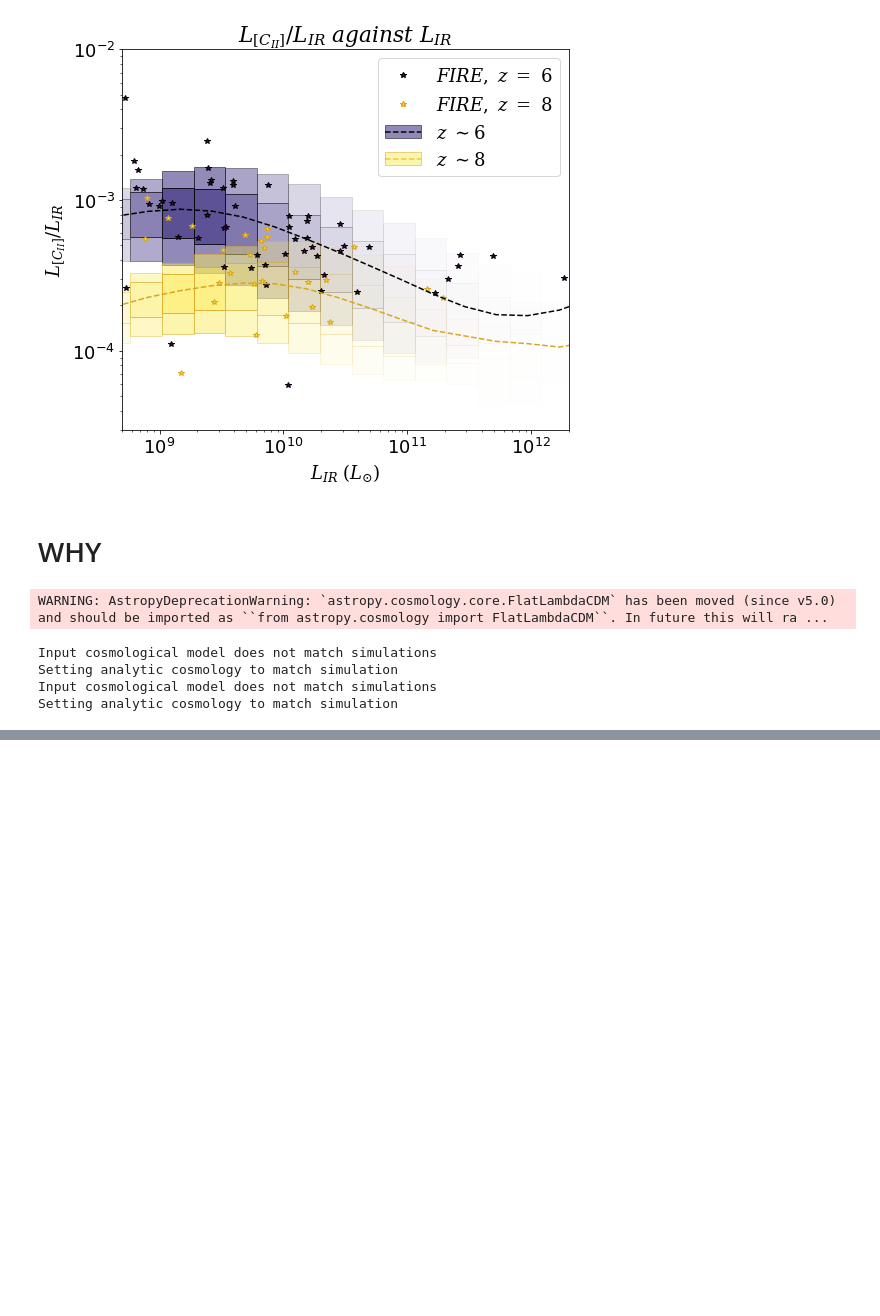
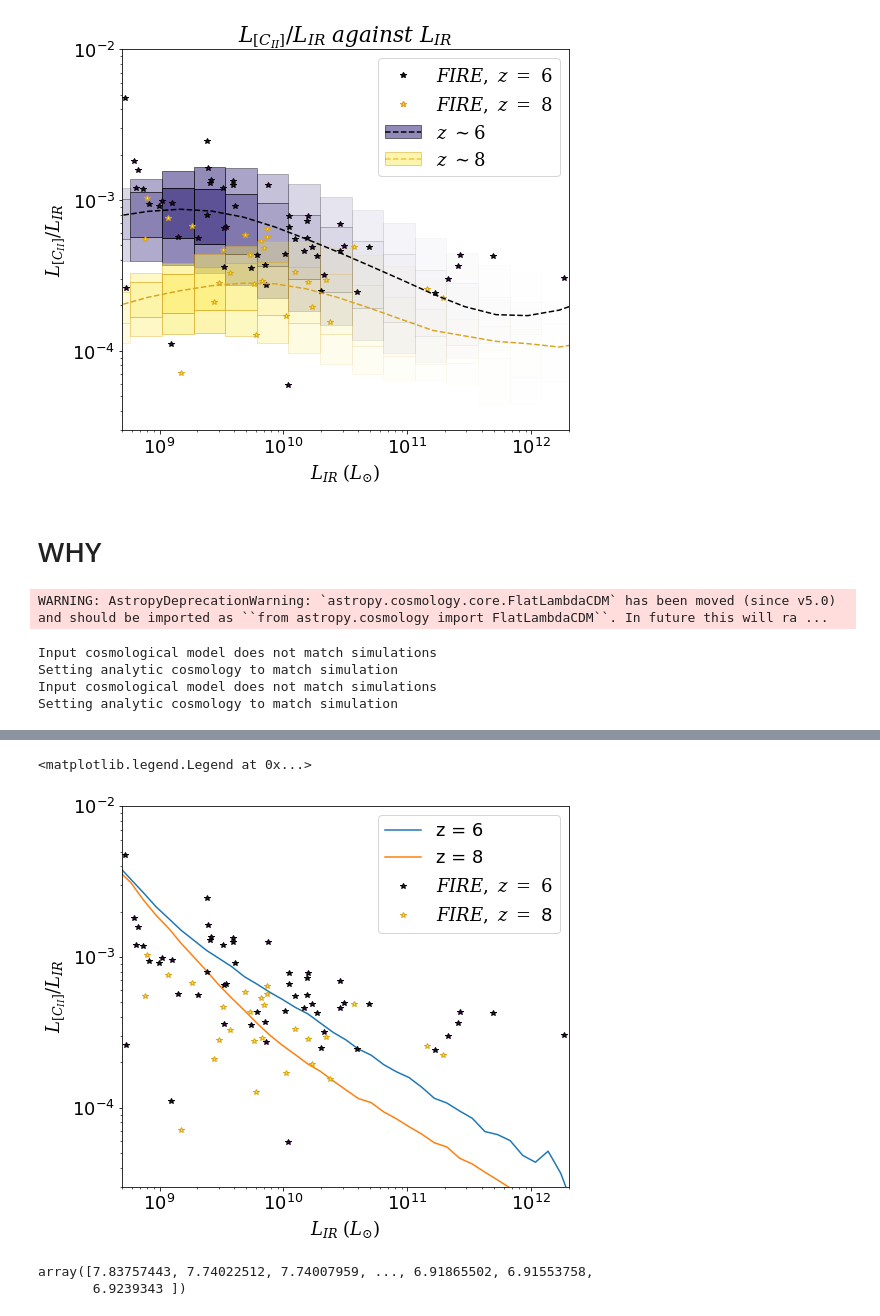
Before and after one commit to PatrickHorlaville/CITA_LIM, a Jupyter notebook: metallicity_clean.ipynb, the cells around one changed output, grey strips where cells are left out. Cells and saved outputs as stored; diff of their text form; code cells hidden in the pictures; blank space fills up the shorter version.

```diff
--- a/metallicity_clean.ipynb
+++ b/metallicity_clean.ipynb
@@ -382,0 +480,49 @@ def reg_ir(ir_bin, vnzn, halos_cii):
+# %%
+for i in range(len(ir_bin_center)):
+
+    ind[i] = (halo_IR[z6] >= ir_binning[i]) & (halo_IR[z6] <= ir_binning[i+1])
+
+    med[i] = np.median((halos_cii_v1/halo_IR)[z6][ind[i]])
+    mean[i] = np.mean((halos_cii_v1/halo_IR)[z6][ind[i]])
+# %%
+def irbin(halo_ir, halo_cii, ir_bin, zsel):
+
+    ir_center = (ir_bin[:-1] + ir_bin[1:]) / 2
+
+    spec_bin = [0 for i in range(len(ir_center))]
+    med = [0 for i in range(len(ir_center))]
+    mean = [0 for i in range(len(ir_center))]
+
+    for i in range(len(ir_bin_center)):
+
+        spec_bin[i] = (halo_IR[zsel] >= ir_binning[i]) & (halo_IR[zsel] <= ir_binning[i+1])
+
+        med[i] = np.median((halo_cii/halo_ir)[zsel][spec_bin[i]])
+
+    return ir_center, med
+# %%
+ir_bin_center, med = irbin(halo_IR, halos_cii_v1, ir_binning, z6)
+# %%
+ir_bin_center, med_z8 = irbin(halo_IR, halos_cii_v1_z8, ir_binning, z8)
+# %%
+plt.plot(ir_bin_center, med, label = 'z = 6')
+plt.plot(ir_bin_center, med_z8, label = 'z = 8')
+plt.plot(fire_ir_z6, (fire_cii_z6/fire_ir_z6), c = '#440154FF', marker = '*', markeredgecolor='k', label = r'$FIRE,\ z\ =\ 6$', linestyle = "None")
+plt.plot(fire_ir_z8, (fire_cii_z8/fire_ir_z8), c = '#FDE725FF', marker = '*', markeredgecolor='#DAA520', label = r'$FIRE,\ z\ =\ $8', linestyle = "None")
+
+
+plt.xscale('log')
+plt.yscale('log')
+plt.xlabel(r'$L_{IR}\ (L_{\odot})$')
+plt.ylabel(r'$L_{[C_{II}]}/L_{IR}$')
+plt.xlim([5*(10**8), 2*(10**12)])
+plt.ylim([3*(10**(-5)), (10**(-2))])
+plt.legend()
+# %% [output]
+<matplotlib.legend.Legend at 0x...>
+[figure, added]
+# %%
+halo_zs
+# %% [output]
+array([7.83757443, 7.74022512, 7.74007959, ..., 6.91865502, 6.91553758,
+       6.9239343 ])
```
Also changed, not shown: parts of 19 cells of this notebook, 2 other files.
